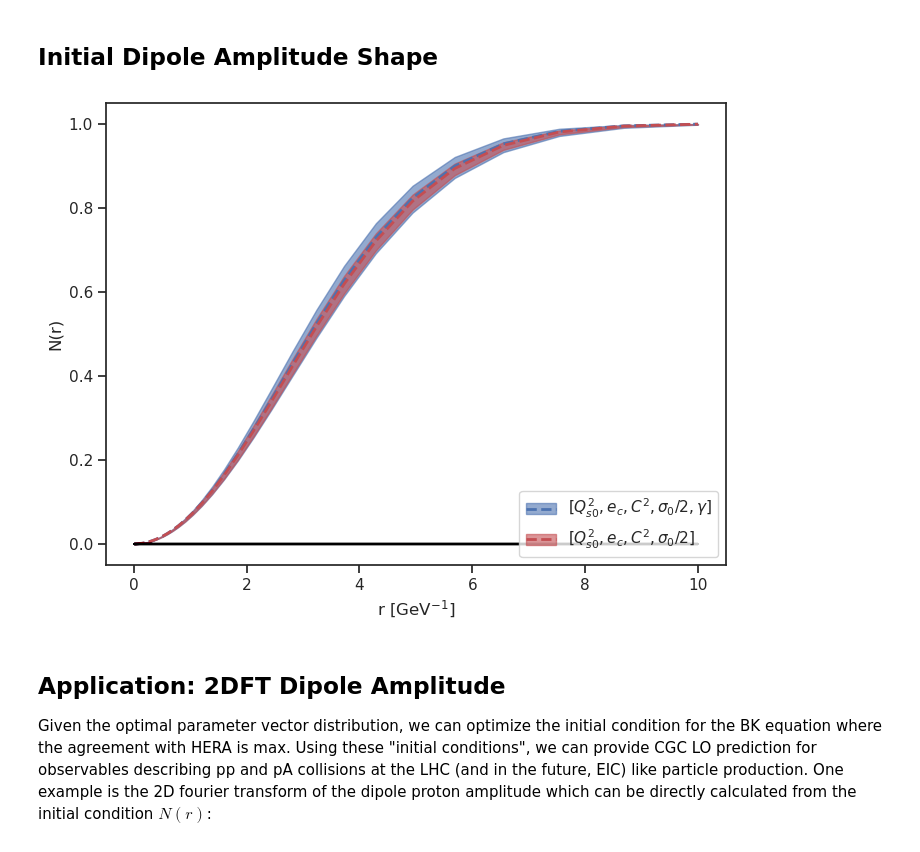
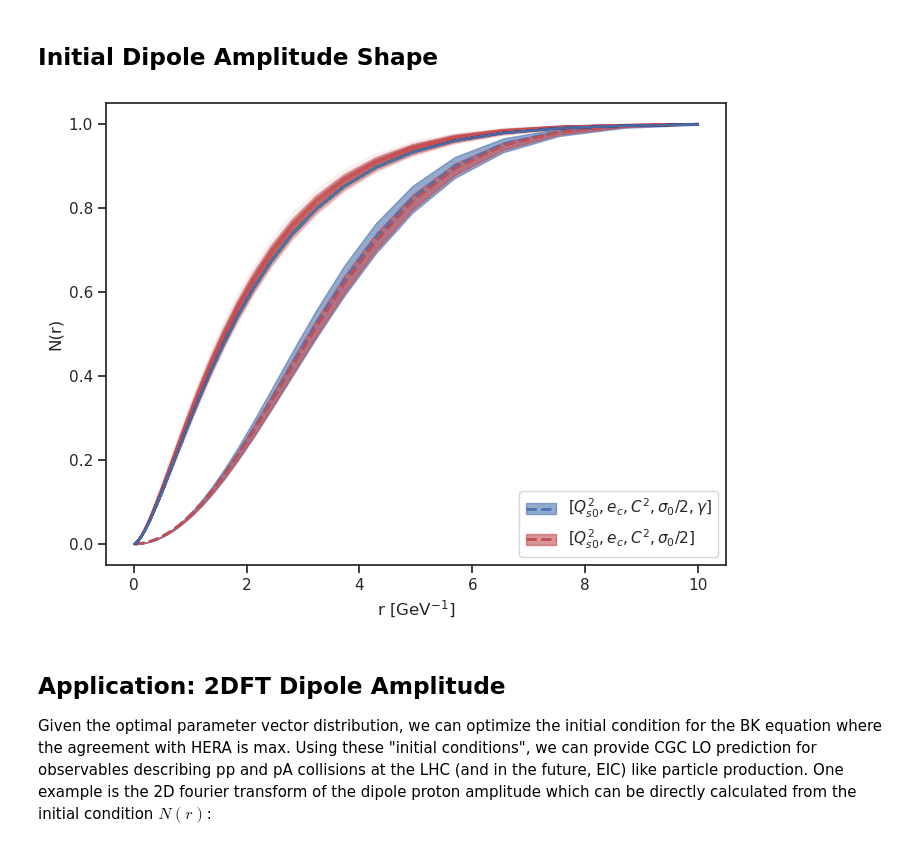
Before and after one commit to camcasuga/BayesianBK_results, a Jupyter notebook: analysis.ipynb, the cells around one changed output. Saved outputs shown, nothing was run; the diff lists cells and outputs as text; code cells hidden in the pictures.

```diff
--- a/analysis.ipynb
+++ b/analysis.ipynb
@@ -278,15 +278,25 @@ def ReadBKDipole(thefile): #
 # %%
 fig, ax = plot_pred_mve_vs_mv5(iBK, iBK_comp, rs, "N(r)", "r [GeV$^{-1}$]")
 # plot evolved bk now
 where_bk = "../BayesianBK/run_corr/mve/plainLHS/100d_post/corr/bks"
 x0 = 0.01
+xbj = 0.00001
 y_int = np.log(x0/xbj)
 for i in range(100):
     bk = where_bk + "/{}.dat".format(i)
     interpolator = ReadBKDipole(bk)
-    ax.plot(rs, interpolator(np.log(0.01),rs), color = "black", alpha = 0.1)
+    ax.plot(rs, interpolator(y_int,rs), color = "r", alpha = 0.1)
+
+where_bk_mv5 = "../BayesianBK/run_corr/mv5/plainLHS/100d_post/corr/bks"
+for i in range(100):
+    bk_mv5 = where_bk_mv5 + "/{}.dat".format(i)
+    interpolator_mv5 = ReadBKDipole(bk_mv5)
+    ax.plot(rs, interpolator(y_int,rs), color = "b", alpha = 0.1)
+
+# ax.set_xscale("log")
+# ax.set_yscale("log")
 # %% [output]
-[figure, old version]
+[figure, new version]
 # %% [markdown]
 ## Application: 2DFT Dipole Amplitude
 
```
